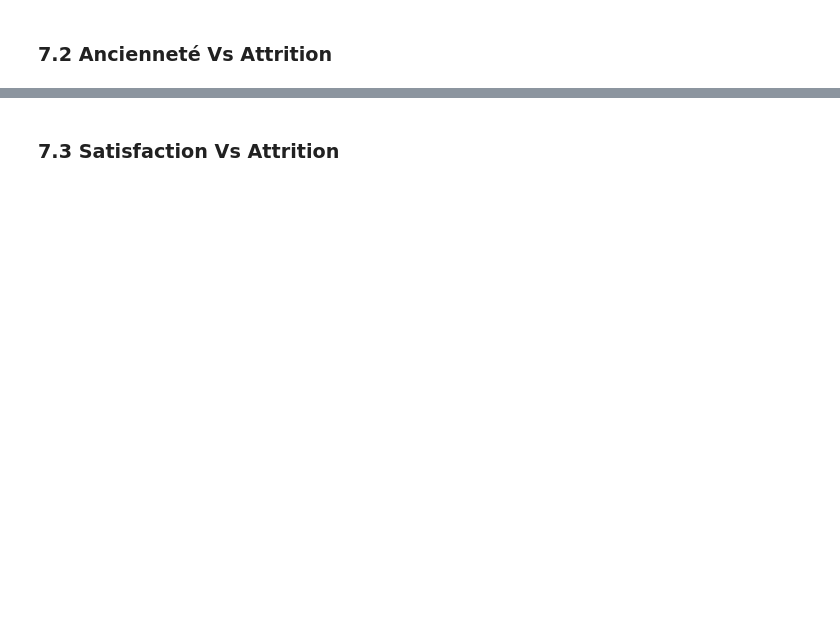
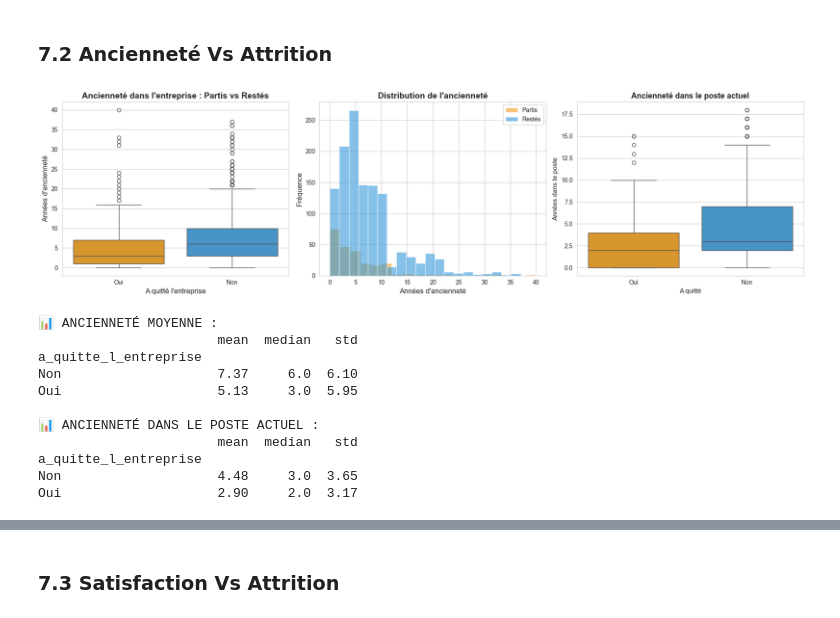
Before and after one commit to vler0ux/esn, a Jupyter notebook: 01_analyse_exploratoire.ipynb, the cells around one changed output, grey strips where cells are left out. Cells and saved outputs as stored; diff of their text form; code cells hidden in the pictures; blank space fills up the shorter version.

```diff
--- a/01_analyse_exploratoire.ipynb
+++ b/01_analyse_exploratoire.ipynb
@@ -1066,2 +1065,52 @@ Oui                    4787.0  3202.0  3640.0
 # %% [markdown]
 ### 7.2 Ancienneté Vs Attrition
+# %%
+# Graphiques sur l'ancienneté
+fig, axes = plt.subplots(1, 3, figsize=(18, 5))
+
+# Boxplot : Ancienneté dans l'entreprise
+sns.boxplot(data=df_complet, x='a_quitte_l_entreprise', y='annees_dans_l_entreprise',
+            hue='a_quitte_l_entreprise', palette=colors, ax=axes[0])
+axes[0].set_title('Ancienneté dans l\'entreprise : Partis vs Restés', fontsize=14, fontweight='bold')
+axes[0].set_xlabel('A quitté l\'entreprise', fontsize=12)
+axes[0].set_ylabel('Années d\'ancienneté', fontsize=12)
+
+# Histogramme comparatif
+df_complet[df_complet['a_quitte_l_entreprise'] == 'Oui']['annees_dans_l_entreprise'].hist(
+    alpha=0.6, bins=20, label='Partis', color=colors['Oui'], ax=axes[1])
+df_complet[df_complet['a_quitte_l_entreprise'] == 'Non']['annees_dans_l_entreprise'].hist(
+    alpha=0.6, bins=20, label='Restés', color=colors['Non'], ax=axes[1])
+axes[1].set_title('Distribution de l\'ancienneté', fontsize=14, fontweight='bold')
+axes[1].set_xlabel('Années d\'ancienneté', fontsize=12)
+axes[1].set_ylabel('Fréquence', fontsize=12)
+axes[1].legend()
+
+# Ancienneté dans le poste actuel
+sns.boxplot(data=df_complet, x='a_quitte_l_entreprise', y='annees_dans_le_poste_actuel',
+            hue='a_quitte_l_entreprise', palette=colors, ax=axes[2])
+axes[2].set_title('Ancienneté dans le poste actuel', fontsize=13, fontweight='bold')
+axes[2].set_xlabel('A quitté', fontsize=11)
+axes[2].set_ylabel('Années dans le poste', fontsize=11)
+
+plt.tight_layout()
+plt.show()
+
+# Statistiques comparatives
+print("\n📊 ANCIENNETÉ MOYENNE :")
+print(df_complet.groupby('a_quitte_l_entreprise')['annees_dans_l_entreprise'].agg(['mean', 'median', 'std']).round(2))
+
+print("\n📊 ANCIENNETÉ DANS LE POSTE ACTUEL :")
+print(df_complet.groupby('a_quitte_l_entreprise')['annees_dans_le_poste_actuel'].agg(['mean', 'median', 'std']).round(2))
+# %% [output]
+[figure, added]
+📊 ANCIENNETÉ MOYENNE :
+                       mean  median   std
+a_quitte_l_entreprise
+Non                    7.37     6.0  6.10
+Oui                    5.13     3.0  5.95
+
+📊 ANCIENNETÉ DANS LE POSTE ACTUEL :
+                       mean  median   std
+a_quitte_l_entreprise
+Non                    4.48     3.0  3.65
+Oui                    2.90     2.0  3.17
```
Also changed, not shown: parts of 13 cells of this notebook, 1 other file.
